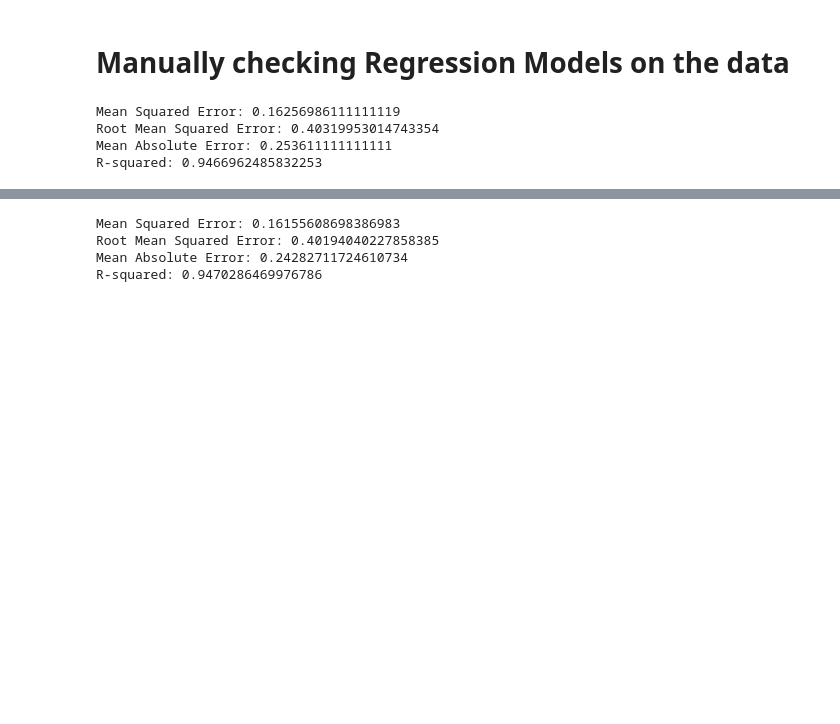
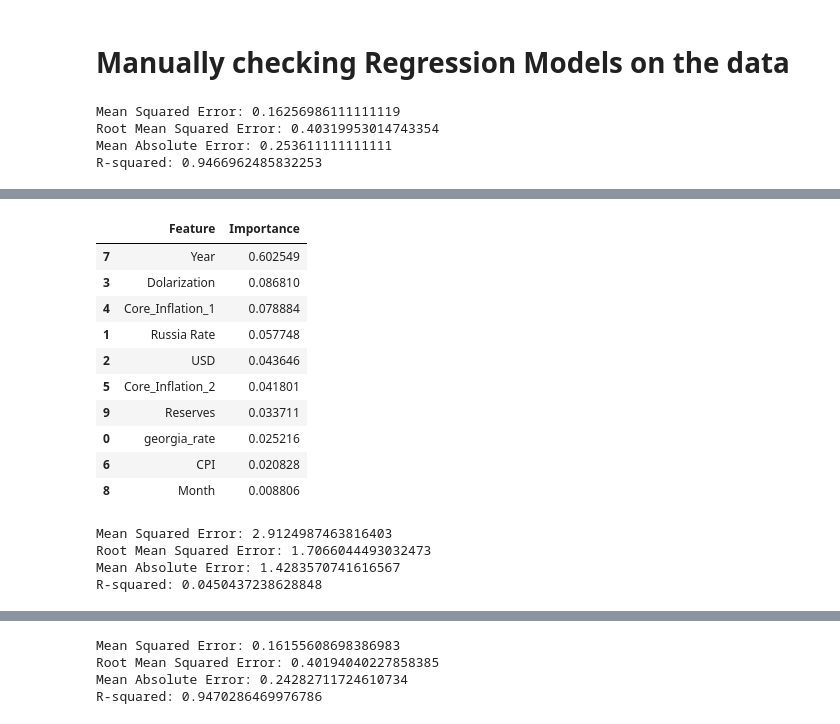
Before and after one commit to zhora-707/CBA-Rate-Path-prediction, a Jupyter notebook: prediction_draft.ipynb, the cells around one changed output, grey strips where cells are left out. Drawn from its saved outputs; the diff is of its cells as text; code cells hidden in the pictures; blank space fills up the shorter version.

```diff
--- a/prediction_draft.ipynb
+++ b/prediction_draft.ipynb
@@ -1398,12 +1399,6 @@ Data columns (total 11 columns):
  10  Month              220 non-null    int32
 dtypes: datetime64[ns](1), float64(8), int32(2)
 memory usage: 17.3 KB
-# %%
-filtered_data['Dolarization'] = filtered_data['Dolarization'].astype(float)
-filtered_data['Russia Rate'] = filtered_data['Russia Rate'].astype(float)
-filtered_data['Core_Inflation_1'] = filtered_data['Core_Inflation_1'].astype(float)
-filtered_data['Core_Inflation_2'] = filtered_data['Core_Inflation_2'].astype(float)
-filtered_data['CPI'] = filtered_data['CPI'].astype(float)
 # %%
 data = filtered_data
 # %%
@@ -1522,7 +1518,7 @@ international_reserves_total
 # %%
 data = pd.merge(data, international_reserves_total, left_on='Time_Period', right_on='Time_Period', how='left')
 
-data['Reserves'].fillna(method='ffill', inplace=True)
+data['Reserves'].ffill(inplace=True)
 # %%
 data
 # %% [output]
@@ -1564,8 +1560,6 @@ memory usage: 19.1 KB
 # %% [markdown]
 # Manually checking Regression Models on the data
 # %%
-# Let's assume preds_df is your DataFrame and you've already preprocessed it
-
 # Separate the features and the target
 X = data.drop(['Refinancing_Rates','Time_Period'], axis=1)  # Features
 y = data['Refinancing_Rates']  # Target variable
@@ -1580,25 +1574,25 @@ rf = RandomForestRegressor(n_estimators=100, random_state=42)
 rf.fit(X_train, y_train)
 
 # Predict on the test set
-y_pred = rf.predict(X_test)
+y_pred_rf = rf.predict(X_test)
 
 # Evaluate the model
 # Assuming you have predictions (y_pred) and actual values (y_test)
-mse = mean_squared_error(y_test, y_pred)
-rmse = np.sqrt(mse)
-mae = mean_absolute_error(y_test, y_pred)
-r2 = r2_score(y_test, y_pred)
+mse_rf = mean_squared_error(y_test, y_pred_rf)
+rmse_rf = np.sqrt(mse_rf)
+mae_rf = mean_absolute_error(y_test, y_pred_rf)
+r2_rf = r2_score(y_test, y_pred_rf)
 
-print("Mean Squared Error:", mse)
-print("Root Mean Squared Error:", rmse)
-print("Mean Absolute Error:", mae)
-print("R-squared:", r2)
+print("Mean Squared Error:", mse_rf)
+print("Root Mean Squared Error:", rmse_rf)
+print("Mean Absolute Error:", mae_rf)
+print("R-squared:", r2_rf)
 
 # Get feature importances
-feature_importances_rd = rf.feature_importances_
+feature_importances_rf = rf.feature_importances_
 importance_rf = pd.DataFrame({
     'Feature': X_train.columns,
-    'Importance': feature_importances_rd
+    'Importance': feature_importances_rf
 }).sort_values('Importance', ascending=False)
 # %% [output]
 Mean Squared Error: 0.16256986111111119
@@ -1607,0 +1612,40 @@ R-squared: 0.9466962485832253
+# %%
+importance_rf
+# %% [output]
+|  | Feature | Importance |
+| 7 | Year | 0.602549 |
+| 3 | Dolarization | 0.086810 |
+| 4 | Core_Inflation_1 | 0.078884 |
+| 1 | Russia Rate | 0.057748 |
+| 2 | USD | 0.043646 |
+| 5 | Core_Inflation_2 | 0.041801 |
+| 9 | Reserves | 0.033711 |
+| 0 | georgia_rate | 0.025216 |
+| 6 | CPI | 0.020828 |
+| 8 | Month | 0.008806 |
+# %%
+# Initialize the model
+svm = SVR()
+
+# Fit the model
+svm.fit(X_train, y_train)
+
+# Predict on the test set
+y_pred_svm = svm.predict(X_test)
+
+# Evaluate the model
+# Assuming you have predictions (y_pred) and actual values (y_test)
+mse_svm = mean_squared_error(y_test, y_pred_svm)
+rmse_svm = np.sqrt(mse_svm)
+mae_svm = mean_absolute_error(y_test, y_pred_svm)
+r2_svm = r2_score(y_test, y_pred_svm)
+
+print("Mean Squared Error:", mse_svm)
+print("Root Mean Squared Error:", rmse_svm)
+print("Mean Absolute Error:", mae_svm)
+print("R-squared:", r2_svm)
+# %% [output]
+Mean Squared Error: 2.9124987463816403
+Root Mean Squared Error: 1.7066044493032473
+Mean Absolute Error: 1.4283570741616567
+R-squared: 0.0450437238628848
```
Also changed, not shown: parts of 36 cells of this notebook.
